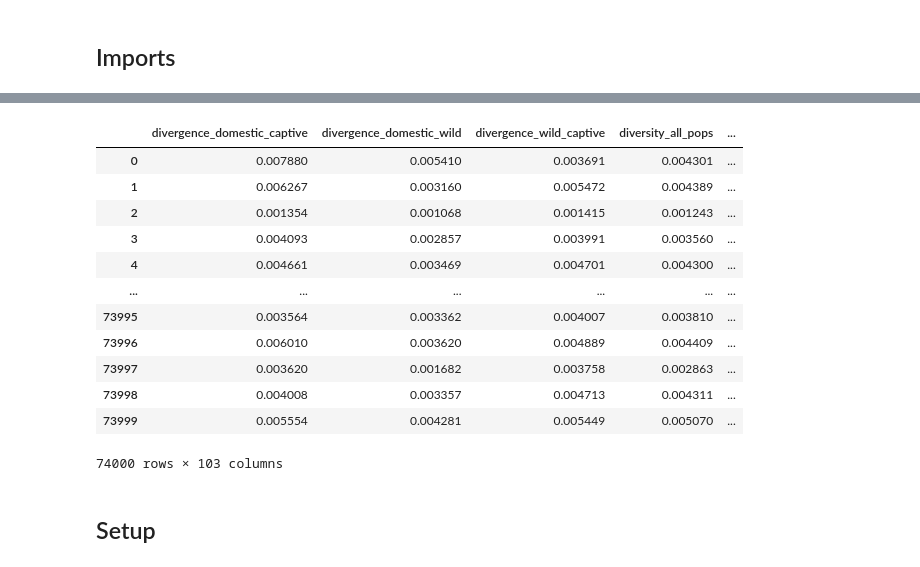
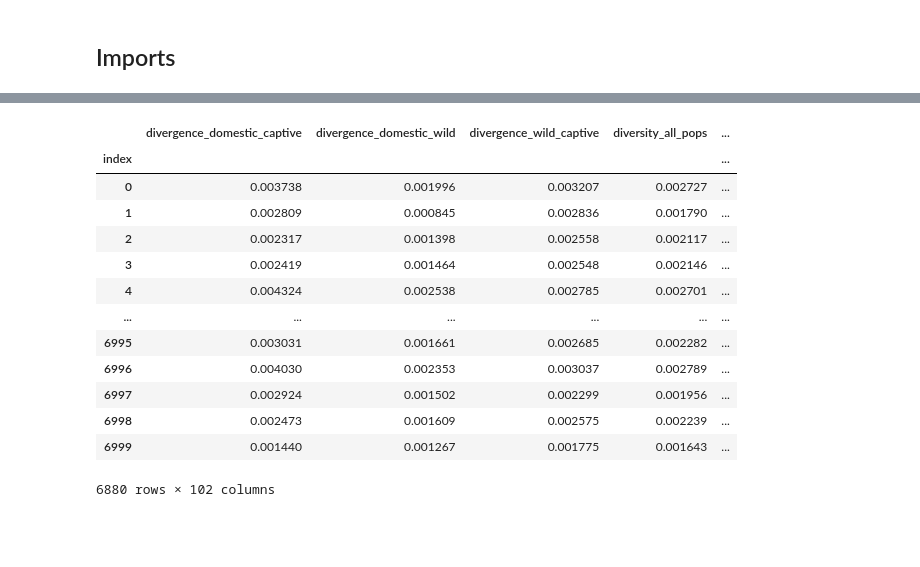
Before and after one commit to JJMorton/wildcats, a Jupyter notebook: scripts/snle.ipynb, the cells around one changed output, grey strips where cells are left out. Drawn from its saved outputs; the diff is of its cells as text; code cells hidden in the pictures; blank space fills up the shorter version.

```diff
--- a/scripts/snle.ipynb
+++ b/scripts/snle.ipynb
@@ -51,19 +34,18 @@ priors_df
 # %%
-stats_df = pd.read_csv("./snle/reference_table/summary_stats.csv")
+stats_df = pd.read_csv("../data/stats.csv", index_col="index").sort_values("index").drop(columns=["random_seed"]).dropna()
 stats_df
 # %% [output]
 |  | divergence_domestic_captive | divergence_domestic_wild | divergence_wild_captive | diversity_all_pops | ... |
-| 0 | 0.007880 | 0.005410 | 0.003691 | 0.004301 | ... |
-| 1 | 0.006267 | 0.003160 | 0.005472 | 0.004389 | ... |
-| 2 | 0.001354 | 0.001068 | 0.001415 | 0.001243 | ... |
-| 3 | 0.004093 | 0.002857 | 0.003991 | 0.003560 | ... |
-| 4 | 0.004661 | 0.003469 | 0.004701 | 0.004300 | ... |
+| index |  |  |  |  | ... |
+| 0 | 0.003738 | 0.001996 | 0.003207 | 0.002727 | ... |
+| 1 | 0.002809 | 0.000845 | 0.002836 | 0.001790 | ... |
+| 2 | 0.002317 | 0.001398 | 0.002558 | 0.002117 | ... |
+| 3 | 0.002419 | 0.001464 | 0.002548 | 0.002146 | ... |
+| 4 | 0.004324 | 0.002538 | 0.002785 | 0.002701 | ... |
 | ... | ... | ... | ... | ... | ... |
-| 73995 | 0.003564 | 0.003362 | 0.004007 | 0.003810 | ... |
-| 73996 | 0.006010 | 0.003620 | 0.004889 | 0.004409 | ... |
-| 73997 | 0.003620 | 0.001682 | 0.003758 | 0.002863 | ... |
-| 73998 | 0.004008 | 0.003357 | 0.004713 | 0.004311 | ... |
-| 73999 | 0.005554 | 0.004281 | 0.005449 | 0.005070 | ... |
+| 6995 | 0.003031 | 0.001661 | 0.002685 | 0.002282 | ... |
+| 6996 | 0.004030 | 0.002353 | 0.003037 | 0.002789 | ... |
+| 6997 | 0.002924 | 0.001502 | 0.002299 | 0.001956 | ... |
+| 6998 | 0.002473 | 0.001609 | 0.002575 | 0.002239 | ... |
+| 6999 | 0.001440 | 0.001267 | 0.001775 | 0.001643 | ... |
-74000 rows × 103 columns
+6880 rows × 102 columns
-# %% [markdown]
-## Setup
```
Also changed, not shown: parts of 21 cells of this notebook, 1 other file.
